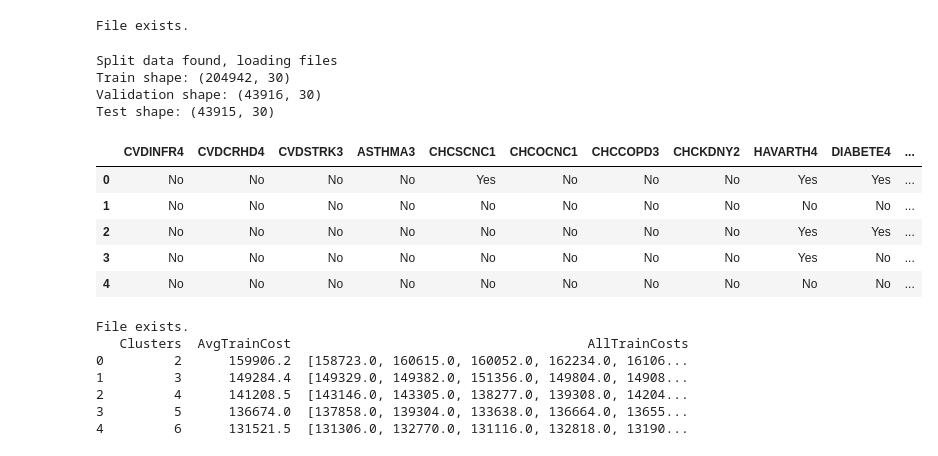
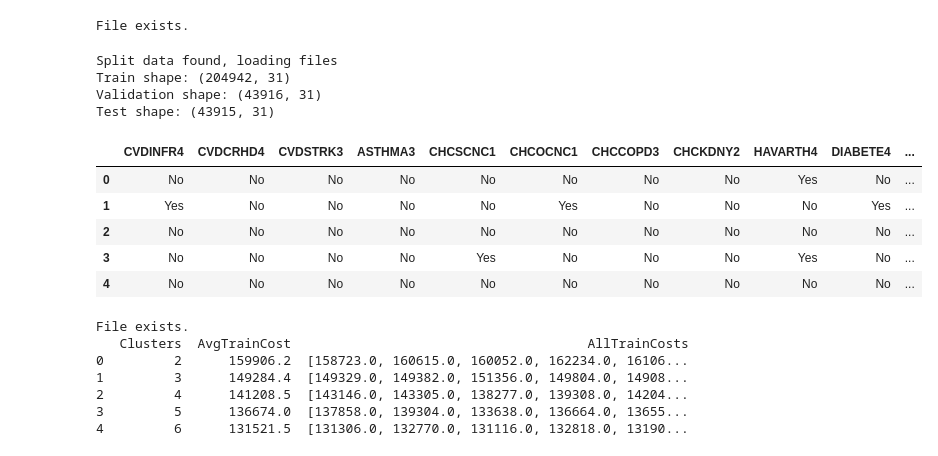
Before and after one commit to sksizer/dat_490, a Jupyter notebook: rq3.ipynb, the cells around one changed output. Saved outputs shown, nothing was run; the diff lists cells and outputs as text; code cells hidden in the pictures.

```diff
--- a/rq3.ipynb
+++ b/rq3.ipynb
@@ -188,6 +168,10 @@ ALL_CHRONIC
 Yes    0.609797
 No     0.390203
 Name: proportion, dtype: float64
+# %%
+columns_to_check = ['CVDINFR4', 'CVDCRHD4', 'CVDSTRK3','ASTHMA3','CHCSCNC1','CHCOCNC1','CHCCOPD3','CHCKDNY2','DIABETE4']
+chronic_col = columns_to_check
+df['ALL_CHRONIC2'] = df[columns_to_check].eq('Yes').any(axis=1).map({True: 'Yes', False: 'No'})
 # %%
 columns_to_check = ['CVDINFR4', 'CVDCRHD4', 'CVDSTRK3']
 
@@ -470,40 +454,40 @@ File exists.
 # %%
 tpath = Path("df_train.parquet")
 vpath = Path("df_val.parquet")
 spath = Path("df_test.parquet")
 if tpath.exists() and vpath.exists() and spath.exists():
     print("Split data found, loading files")
     df_train = pd.read_parquet(tpath)
     df_val = pd.read_parquet(vpath)
     df_test = pd.read_parquet(spath)
 else:
     df_clustered = df.copy()
     df_testval, df_train = train_test_split(
-        df, test_size=0.70, random_state=42, stratify=df["ALL_CHRONIC"]
+        df, test_size=0.70, random_state=42, stratify=df["ALL_CHRONIC2"]
     )
 
 
     df_test, df_val = train_test_split(
-        df_testval, test_size=0.50, random_state=42, stratify=df_testval["ALL_CHRONIC"]
+        df_testval, test_size=0.50, random_state=42, stratify=df_testval["ALL_CHRONIC2"]
     )
     j_process.p_save(df_train,"df_train.parquet")
     j_process.p_save(df_val,"df_val.parquet")
     j_process.p_save(df_test,"df_test.parquet")
 
 print(f"Train shape: {df_train.shape}")
 print(f"Validation shape: {df_val.shape}")
 print(f"Test shape: {df_test.shape}")
 df_train.head()
 # %% [output]
 Split data found, loading files
-Train shape: (204942, 30)
-Validation shape: (43916, 30)
-Test shape: (43915, 30)
+Train shape: (204942, 31)
+Validation shape: (43916, 31)
+Test shape: (43915, 31)
 |  | CVDINFR4 | CVDCRHD4 | CVDSTRK3 | ASTHMA3 | CHCSCNC1 | CHCOCNC1 | CHCCOPD3 | CHCKDNY2 | HAVARTH4 | DIABETE4 | ... |
-| 0 | No | No | No | No | Yes | No | No | No | Yes | Yes | ... |
-| 1 | No | No | No | No | No | No | No | No | No | No | ... |
-| 2 | No | No | No | No | No | No | No | No | Yes | Yes | ... |
-| 3 | No | No | No | No | No | No | No | No | Yes | No | ... |
+| 0 | No | No | No | No | No | No | No | No | Yes | No | ... |
+| 1 | Yes | No | No | No | No | Yes | No | No | No | Yes | ... |
+| 2 | No | No | No | No | No | No | No | No | No | No | ... |
+| 3 | No | No | No | No | Yes | No | No | No | Yes | No | ... |
 | 4 | No | No | No | No | No | No | No | No | No | No | ... |
 # %%
 
```
Also changed, not shown: parts of 13 cells of this notebook, 4 other files.
